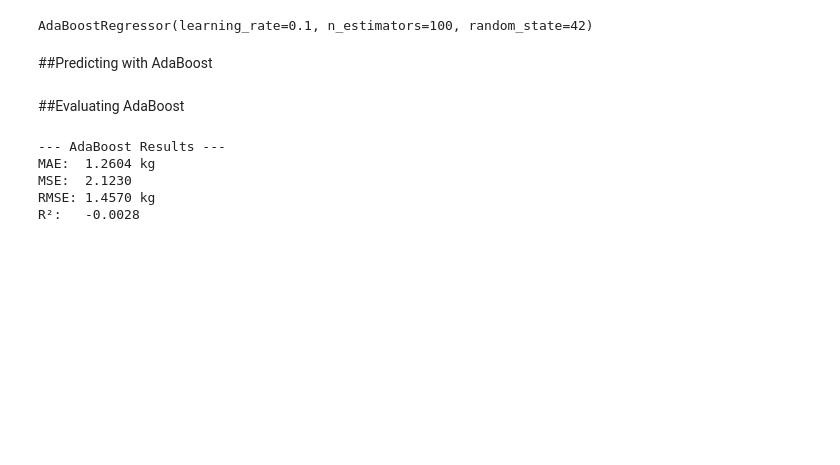
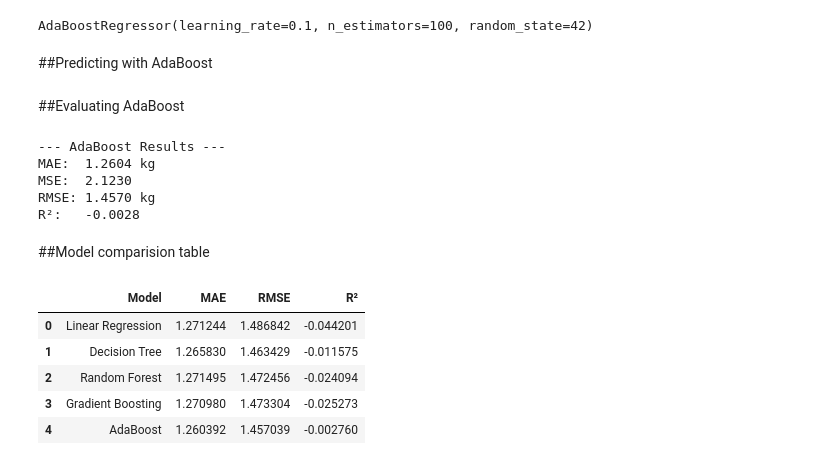
Before and after one commit to sasasaee/ml-project, a Jupyter notebook: canteen_model_training.ipynb, the cells around one changed output. Cells and saved outputs as stored; diff of their text form; code cells hidden in the pictures; blank space fills up the shorter version.

```diff
--- a/canteen_model_training.ipynb
+++ b/canteen_model_training.ipynb
@@ -104,13 +104,13 @@ Testing Target: (780,)
 ####Training Linear Regression
 # %%
 model_lr = LinearRegression()
-model_lr.fit(X_train, np.log1p(y_train))
+model_lr.fit(X_train, y_train)
 # %% [output]
 LinearRegression()
 # %% [markdown]
 ####Predicting with Linear Regression
 # %%
-y_pred_lr = np.expm1(model_lr.predict(X_test))
+y_pred_lr = model_lr.predict(X_test)
 # %% [markdown]
 ####Evaluating Linear Regression
 # %%
@@ -399,3 +399,45 @@ MAE:  1.2604 kg
 MSE:  2.1230
 RMSE: 1.4570 kg
 R²:   -0.0028
+# %% [markdown]
+##Model comparision table
+# %%
+results = pd.DataFrame({
+    "Model": [
+        "Linear Regression",
+        "Decision Tree",
+        "Random Forest",
+        "Gradient Boosting",
+        "AdaBoost"
+    ],
+    "MAE": [
+        mae_lr,
+        tree_mae,
+        forest_mae,
+        gradient_mae,
+        ada_mae
+    ],
+    "RMSE": [
+        rmse_lr,
+        tree_rmse,
+        forest_rmse,
+        gradient_rmse,
+        ada_rmse
+    ],
+    "R²": [
+        r2_lr,
+        tree_r2,
+        forest_r2,
+        gradient_r2,
+        ada_r2
+    ]
+})
+
+results
+# %% [output]
+|  | Model | MAE | RMSE | R² |
+| 0 | Linear Regression | 1.271244 | 1.486842 | -0.044201 |
+| 1 | Decision Tree | 1.265830 | 1.463429 | -0.011575 |
+| 2 | Random Forest | 1.271495 | 1.472456 | -0.024094 |
+| 3 | Gradient Boosting | 1.270980 | 1.473304 | -0.025273 |
+| 4 | AdaBoost | 1.260392 | 1.457039 | -0.002760 |
```
Also changed, not shown: parts of 2 cells of this notebook.
